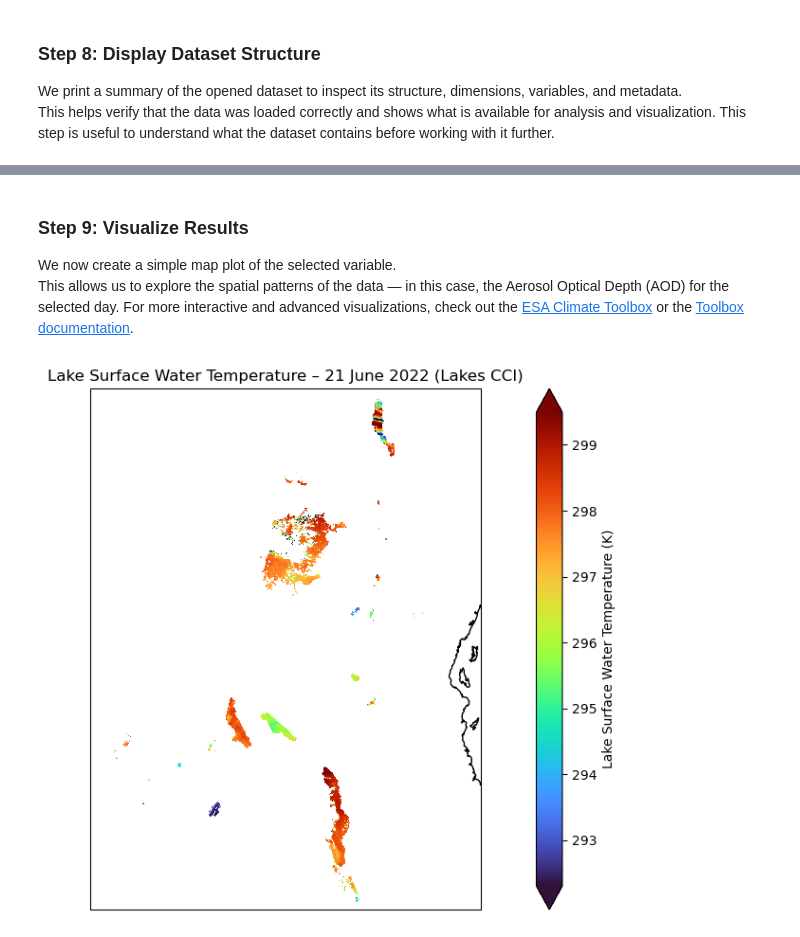
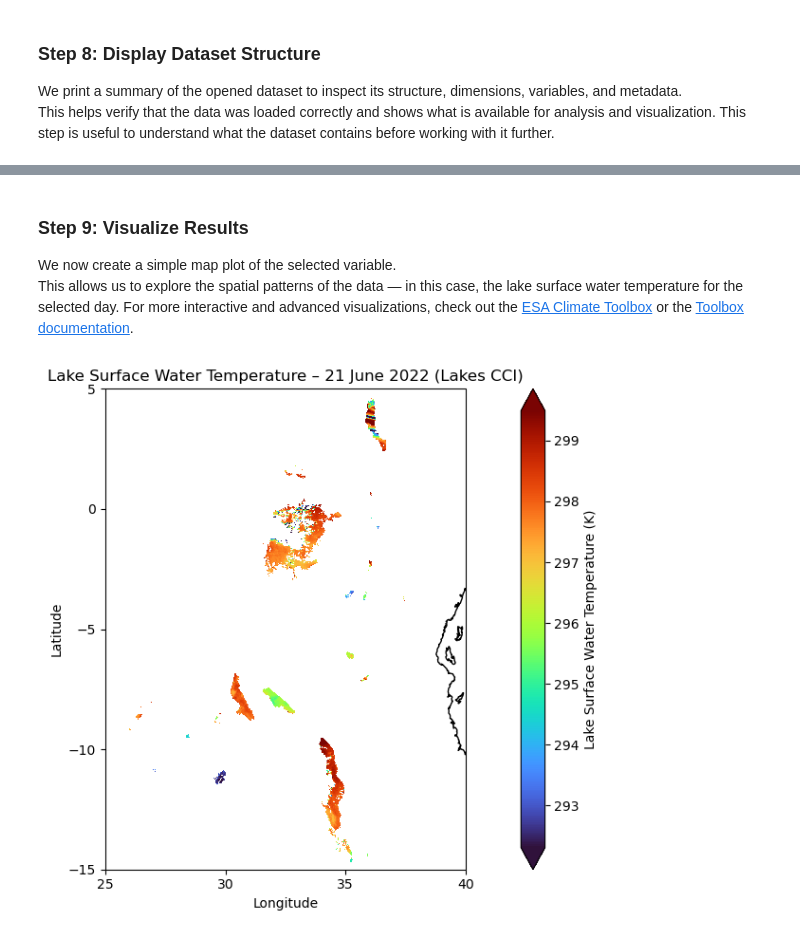
Before and after one commit to esa-cci/cci-notebooks, a Jupyter notebook: notebooks/Lakes_CCI.ipynb, the cells around one changed output, grey strips where cells are left out. Cells and saved outputs as stored; diff of their text form; code cells hidden in the pictures.

Commit message:
Added suppression of warnings to keep notebook output clean, corrected typos, adjusted plot

```diff
--- a/notebooks/Lakes_CCI.ipynb
+++ b/notebooks/Lakes_CCI.ipynb
@@ -135,34 +136,41 @@ Dimensions without coordinates: nv, bnds
 ### Step 9: Visualize Results
 
 We now create a simple map plot of the selected variable.
-This allows us to explore the spatial patterns of the data — in this case, the Aerosol Optical Depth (AOD) for the selected day.
+This allows us to explore the spatial patterns of the data — in this case, the lake surface water temperature for the selected day.
 For more interactive and advanced visualizations, check out the [ESA Climate Toolbox](https://climate.esa.int/en/data/toolbox/) or the [Toolbox documentation](https://esa-climate-toolbox.readthedocs.io/en/latest/quick_start.html#jupyter-notebooks).
 # %%
 import matplotlib.pyplot as plt
 import cartopy.crs as ccrs
 
 # Select first (and only) time step and remove singleton dimension
 lswt = lakes_ds["lake_surface_water_temperature"].isel(time=0).squeeze()
+time_str = lakes_ds['time'].isel(time=0).dt.strftime('%d %B %Y').item()
 
 # For clarity and performance, you may want to subset the region (e.g., African lakes):
 lswt = lswt.sel(lat=slice(-15, 5), lon=slice(25, 40))
 
 # Create figure and axis
 fig = plt.figure(figsize=(12, 6))
 ax = plt.axes(projection=ccrs.PlateCarree())
 
 # Plot the data
 mesh = lswt.plot(
     ax=ax,
     transform=ccrs.PlateCarree(),
     cmap="turbo",  # or "inferno", "viridis", or "plasma"
     robust=True,
     cbar_kwargs={"label": "Lake Surface Water Temperature (K)"}
 )
 
 ax.coastlines()
-ax.set_title("Lake Surface Water Temperature – 21 June 2022 (Lakes CCI)")
+ax.set_title("Lake Surface Water Temperature – " + time_str + " (Lakes CCI)")
+
+# Add ticks
+ax.set_xticks(range(25, 41, 5), crs=ccrs.PlateCarree())  # longitude ticks
+ax.set_yticks(range(-15, 6, 5), crs=ccrs.PlateCarree())  # latitude ticks
+ax.set_xlabel("Longitude")
+ax.set_ylabel("Latitude")
 plt.tight_layout()
 plt.show()
 # %% [output]
-[figure, old version]
+[figure, new version]
```
Also changed, not shown: parts of 2 cells of this notebook.
